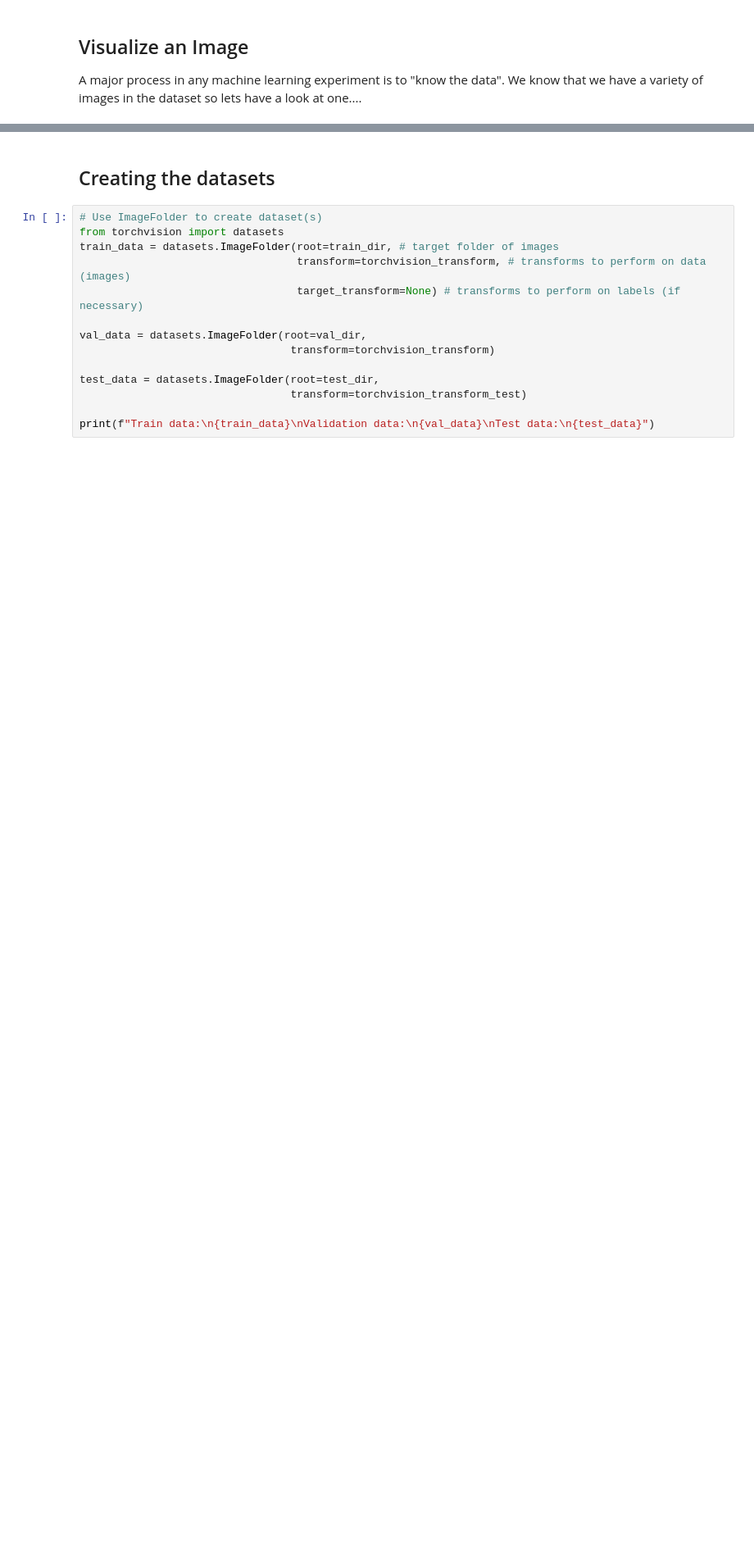
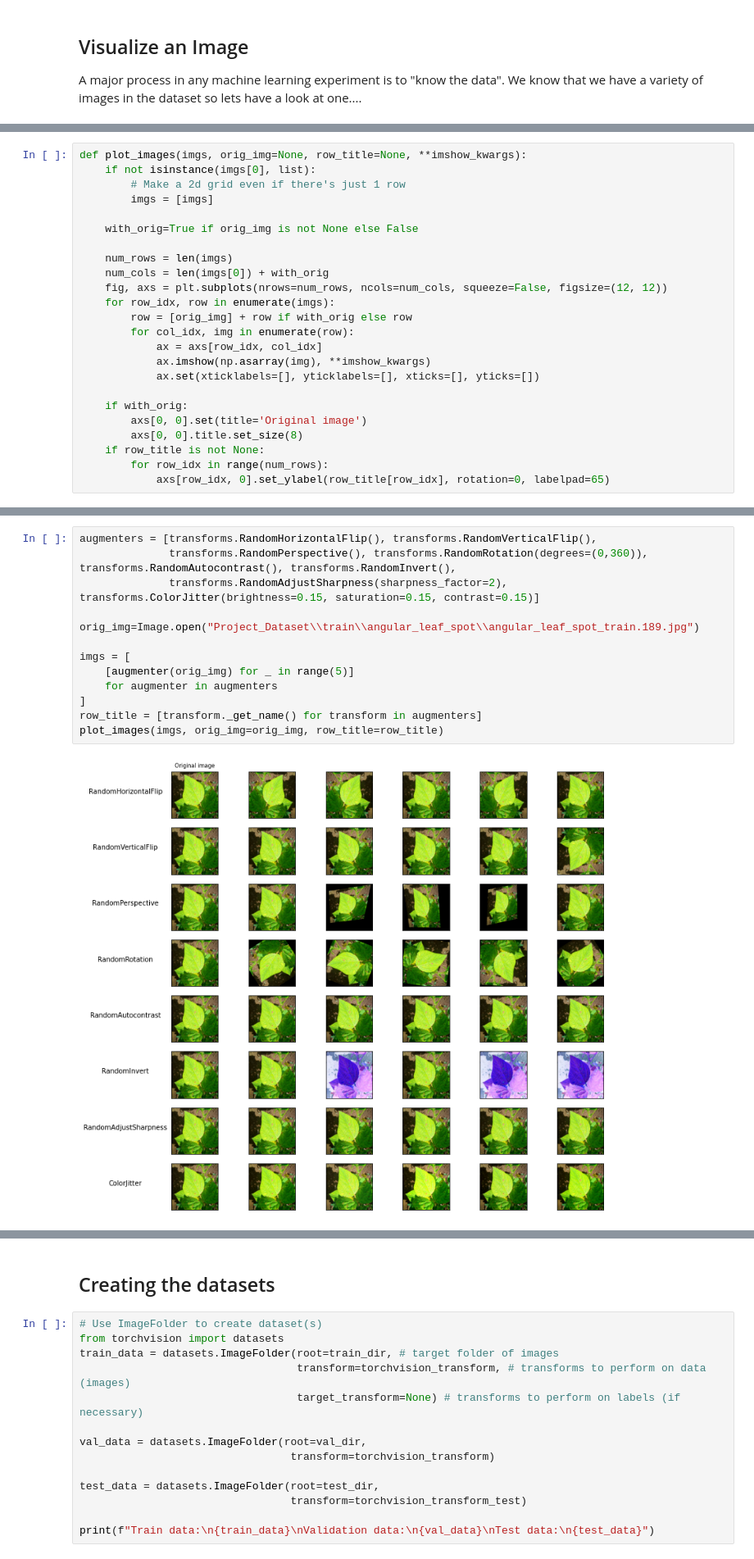
Before and after one commit to sandersen007/ENSF645_FinalProject, a Jupyter notebook: ENSF645_FinalProject.ipynb, the cells around one changed output, grey strips where cells are left out. Shown at 82% size. Cells and saved outputs as stored; diff of their text form; blank space fills up the shorter version.

```diff
--- a/ENSF645_FinalProject.ipynb
+++ b/ENSF645_FinalProject.ipynb
@@ -158,0 +136,24 @@ pretrained_weights=ShuffleNet_V2_X2_0_Weights.IMAGENET1K_V1
+# %%
+def plot_images(imgs, orig_img=None, row_title=None, **imshow_kwargs):
+    if not isinstance(imgs[0], list):
+        # Make a 2d grid even if there's just 1 row
+        imgs = [imgs]
+
+    with_orig=True if orig_img is not None else False
+
+    num_rows = len(imgs)
+    num_cols = len(imgs[0]) + with_orig
+    fig, axs = plt.subplots(nrows=num_rows, ncols=num_cols, squeeze=False, figsize=(12, 12))
+    for row_idx, row in enumerate(imgs):
+        row = [orig_img] + row if with_orig else row
+        for col_idx, img in enumerate(row):
+            ax = axs[row_idx, col_idx]
+            ax.imshow(np.asarray(img), **imshow_kwargs)
+            ax.set(xticklabels=[], yticklabels=[], xticks=[], yticks=[])
+
+    if with_orig:
+        axs[0, 0].set(title='Original image')
+        axs[0, 0].title.set_size(8)
+    if row_title is not None:
+        for row_idx in range(num_rows):
+            axs[row_idx, 0].set_ylabel(row_title[row_idx], rotation=0, labelpad=65)
@@ -158,0 +164,15 @@ pretrained_weights=ShuffleNet_V2_X2_0_Weights.IMAGENET1K_V1
+# %%
+augmenters = [transforms.RandomHorizontalFlip(), transforms.RandomVerticalFlip(),
+              transforms.RandomPerspective(), transforms.RandomRotation(degrees=(0,360)), transforms.RandomAutocontrast(), transforms.RandomInvert(),
+              transforms.RandomAdjustSharpness(sharpness_factor=2), transforms.ColorJitter(brightness=0.15, saturation=0.15, contrast=0.15)]
+
+orig_img=Image.open("Project_Dataset\\train\\angular_leaf_spot\\angular_leaf_spot_train.189.jpg")
+
+imgs = [
+    [augmenter(orig_img) for _ in range(5)]
+    for augmenter in augmenters
+]
+row_title = [transform._get_name() for transform in augmenters]
+plot_images(imgs, orig_img=orig_img, row_title=row_title)
+# %% [output]
+[figure, added]
```
Also changed, not shown: parts of 48 cells of this notebook.
